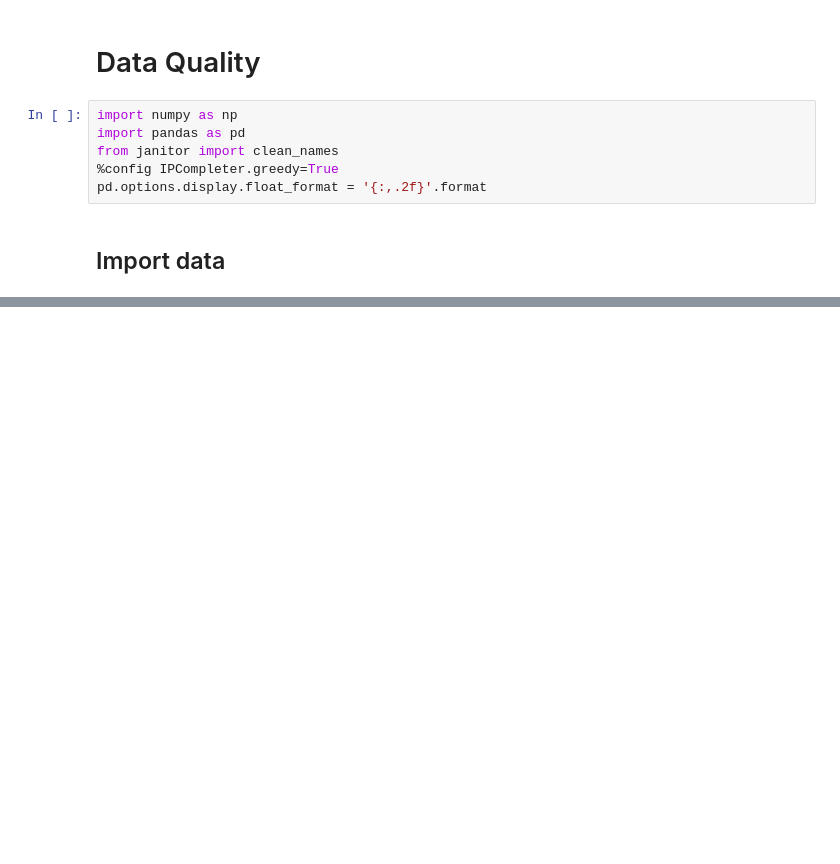
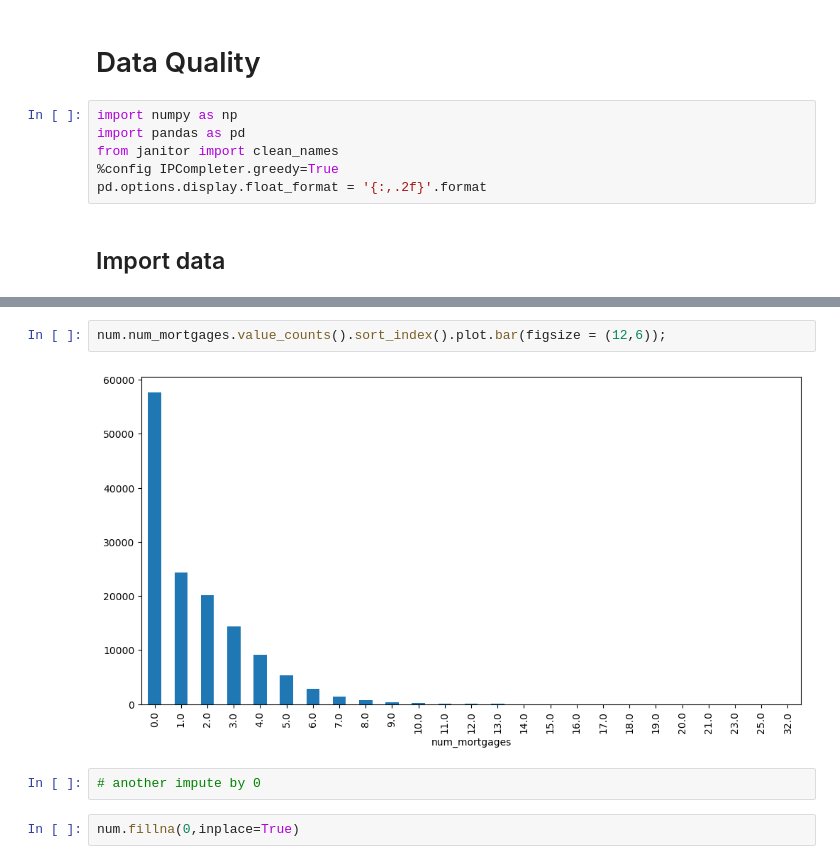
Before and after one commit to adrianriverof/risk-scoring, a Jupyter notebook: 03_Notebooks/02_Development/02_Data_Quality.ipynb, the cells around one changed output, grey strips where cells are left out. Saved outputs shown, nothing was run; the diff lists cells and outputs as text; blank space fills up the shorter version.

```diff
--- a/03_Notebooks/02_Development/02_Data_Quality.ipynb
+++ b/03_Notebooks/02_Development/02_Data_Quality.ipynb
@@ -27,0 +246,8 @@ df
+# %%
+num.num_mortgages.value_counts().sort_index().plot.bar(figsize = (12,6));
+# %% [output]
+[figure, added]
+# %%
+# another impute by 0
+# %%
+num.fillna(0,inplace=True)
```
Also changed, not shown: parts of 32 cells of this notebook.
